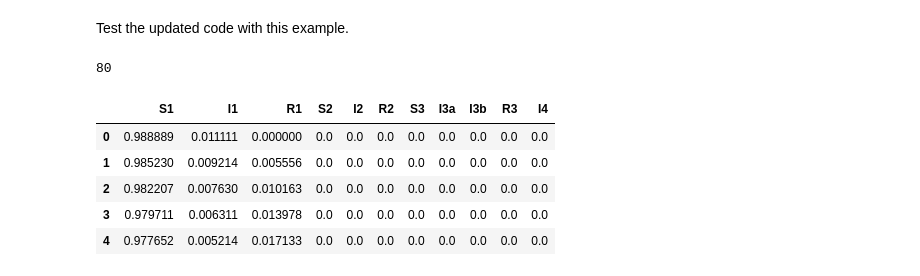
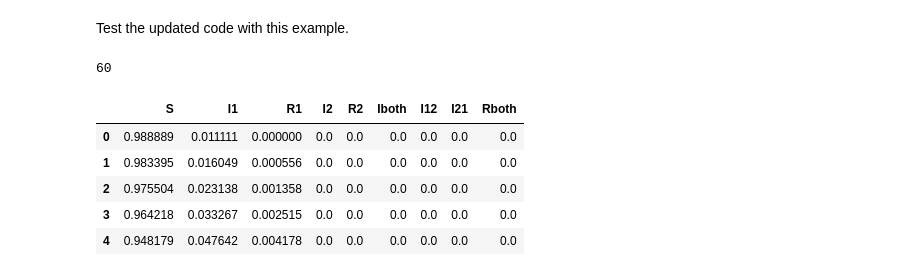
Before and after one commit to NOwolabi/modsim_project_2, a Jupyter notebook: code/Project Brainstorming2.ipynb, the cells around one changed output. Drawn from its saved outputs; the diff is of its cells as text; code cells hidden in the pictures.

```diff
--- a/code/Project Brainstorming2.ipynb
+++ b/code/Project Brainstorming2.ipynb
@@ -36,21 +36,19 @@ def make_system(beta1, gamma1, beta2, gamma2, t_b):
 
     returns: System object
     """
-    init1 = State(S1=89, I1=1, R1=0, S2=0, I2=0, R2=0, S3=0, I3a=0, I3b = 0, R3=0, I4=0)
+    init1 = State(S=89, I1=1, R1=0, I2=0, R2=0, Iboth=0, I12=0, I21=0, Rboth=0)
     seriesS = TimeSeries()
     seriesI = TimeSeries()
     seriesR = TimeSeries()
-    #S1: num people who didn't get either disease
+    #S: num people who didn't get either disease
     #I1: num people who are infected by disease A
     #R1: num people who recovered from disease A
-    #S2: num people who already recovered from only one disease (same as R1 + R2)
     #I2: num people who are infected by disease B
     #R2: num people who recovered from disease B
-    #S3: num people who is infected by only one disease (same as I1 + I2)
-    #I3a: num people who reovered from disease a and is infected by b
-    #I3b: num people who recovered from disease b and are infected by disease a
-    #R3: num people who recovered from both diseases
-    #I4: num people infected to both diseases at same time
+    #Iboth: num people infected by both diseases
+    #I12: num people recovered from disease A and got disease B
+    #I21: num people recovered from disease B and got disease A
+    #Rboth: num people who recovered from both diseases
     #seriesS: total num people susceptible
     #seriesI: total num people infected
     #seriesR: total num people who recovered
@@ -58,7 +56,7 @@ def make_system(beta1, gamma1, beta2, gamma2, t_b):
     init1 /= np.sum(init1)
 
     t0 = 0
-    t_end = 7 * 14*2
+    t_end = 7 * 14 * 10
     t_b = t_b
     print(t_b)
 
@@ -102,7 +100,7 @@ def run_simulation(system):
 
     frame = TimeFrame(columns=init1.index)
     frame.loc[t0] = init1
-    seriesS[t0] = init1.S1
+    seriesS[t0] = init1.S
     seriesI[t0] = init1.I1
     seriesR[t0] = init1.R1
 
@@ -206,17 +178,17 @@ def update2(state, system, i):
 # %% [markdown]
 Test the updated code with this example.
 # %%
-system = make_system(0.333, 0.50, 0, 0, 80)
+system = make_system(0.5, 0.05, 0.5, 0.05, 60)
 run_simulation(system)
 system.results.head()
 # %% [output]
-80
+60
-|  | S1 | I1 | R1 | S2 | I2 | R2 | S3 | I3a | I3b | R3 | I4 |
-| 0 | 0.988889 | 0.011111 | 0.000000 | 0.0 | 0.0 | 0.0 | 0.0 | 0.0 | 0.0 | 0.0 | 0.0 |
-| 1 | 0.985230 | 0.009214 | 0.005556 | 0.0 | 0.0 | 0.0 | 0.0 | 0.0 | 0.0 | 0.0 | 0.0 |
-| 2 | 0.982207 | 0.007630 | 0.010163 | 0.0 | 0.0 | 0.0 | 0.0 | 0.0 | 0.0 | 0.0 | 0.0 |
-| 3 | 0.979711 | 0.006311 | 0.013978 | 0.0 | 0.0 | 0.0 | 0.0 | 0.0 | 0.0 | 0.0 | 0.0 |
-| 4 | 0.977652 | 0.005214 | 0.017133 | 0.0 | 0.0 | 0.0 | 0.0 | 0.0 | 0.0 | 0.0 | 0.0 |
+|  | S | I1 | R1 | I2 | R2 | Iboth | I12 | I21 | Rboth |
+| 0 | 0.988889 | 0.011111 | 0.000000 | 0.0 | 0.0 | 0.0 | 0.0 | 0.0 | 0.0 |
+| 1 | 0.983395 | 0.016049 | 0.000556 | 0.0 | 0.0 | 0.0 | 0.0 | 0.0 | 0.0 |
+| 2 | 0.975504 | 0.023138 | 0.001358 | 0.0 | 0.0 | 0.0 | 0.0 | 0.0 | 0.0 |
+| 3 | 0.964218 | 0.033267 | 0.002515 | 0.0 | 0.0 | 0.0 | 0.0 | 0.0 | 0.0 |
+| 4 | 0.948179 | 0.047642 | 0.004178 | 0.0 | 0.0 | 0.0 | 0.0 | 0.0 | 0.0 |
 # %%
 frame = system.results
 plot_results(system.seriesS, system.seriesI, system.seriesR)
```
Also changed, not shown: parts of 5 cells of this notebook.
